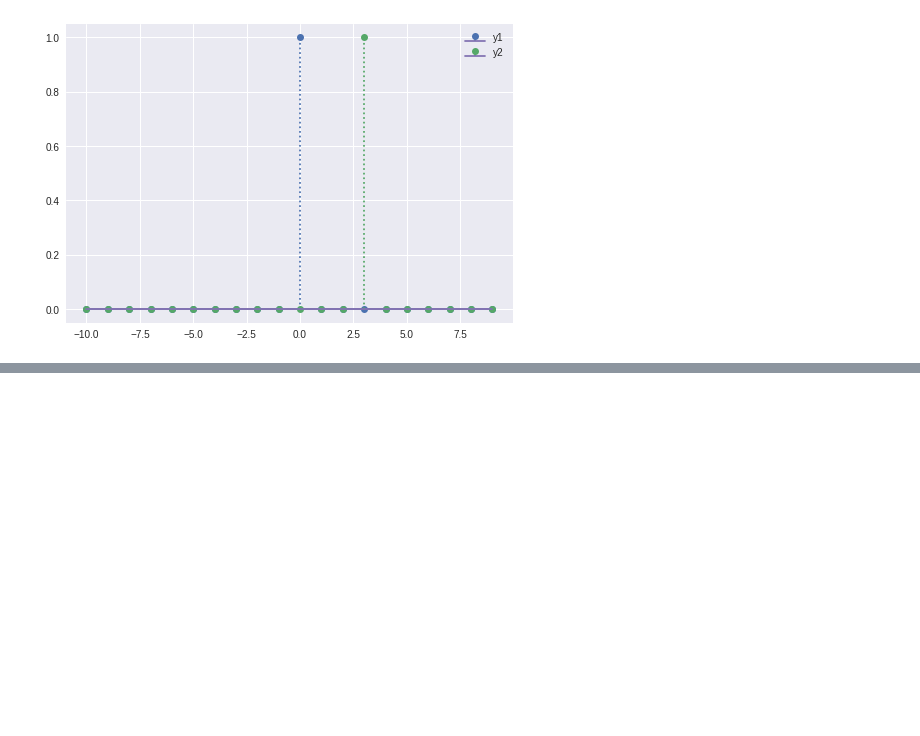
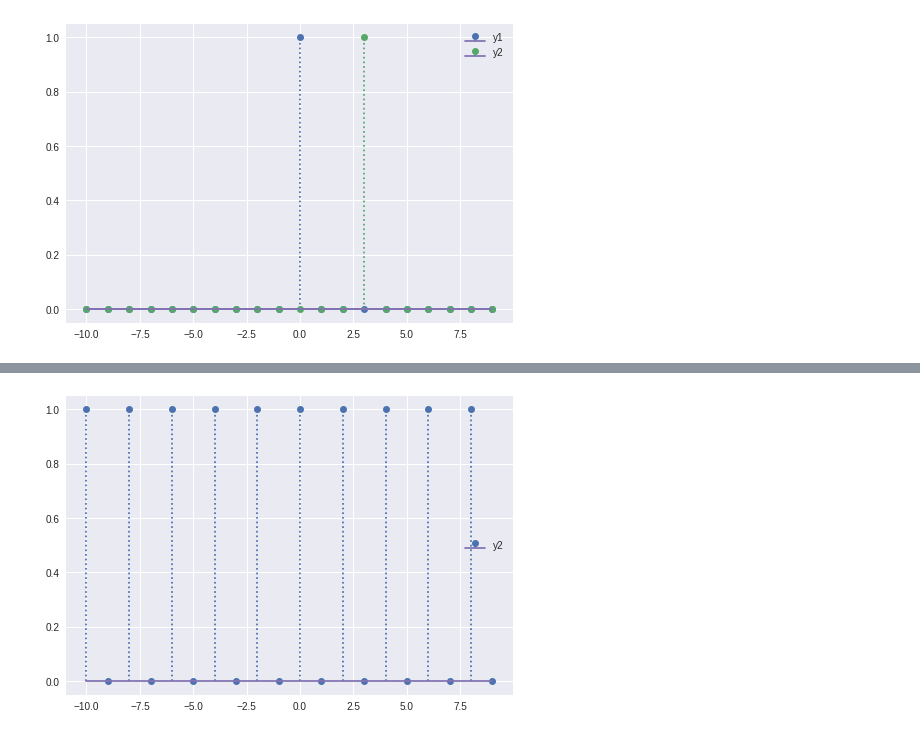
Before and after one commit to sbme-tutorials/sbe309-week2-demo, a Jupyter notebook: week2_signals_basics.ipynb, the cells around one changed output, grey strips where cells are left out. Saved outputs shown, nothing was run; the diff lists cells and outputs as text; code cells hidden in the pictures; blank space fills up the shorter version.

```diff
--- a/week2_signals_basics.ipynb
+++ b/week2_signals_basics.ipynb
@@ -126,0 +149,15 @@ stem2( ts, impulse_sig , impulse_sig_shifted)
+# %%
+def impulse_train( t ):
+    T = t[1] - t[0]
+    ts  = np.arange( t[0] ,t[-1] + T , 2 * T , dtype = np.float32 )
+
+    p_t = np.zeros( t.shape[0] )
+    for nT in np.nditer( ts ):
+        p_t = p_t + impulse( t - nT )
+
+    return t, p_t
+
+t , p_t = impulse_train( np.arange( -10, 10 , 1 ))
+stem( t , p_t )
+# %% [output]
+[figure, added]
```
Also changed, not shown: parts of 8 cells of this notebook.
